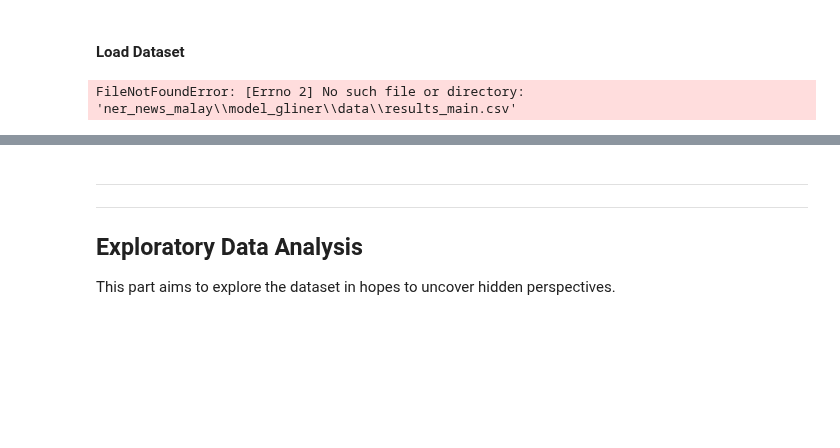
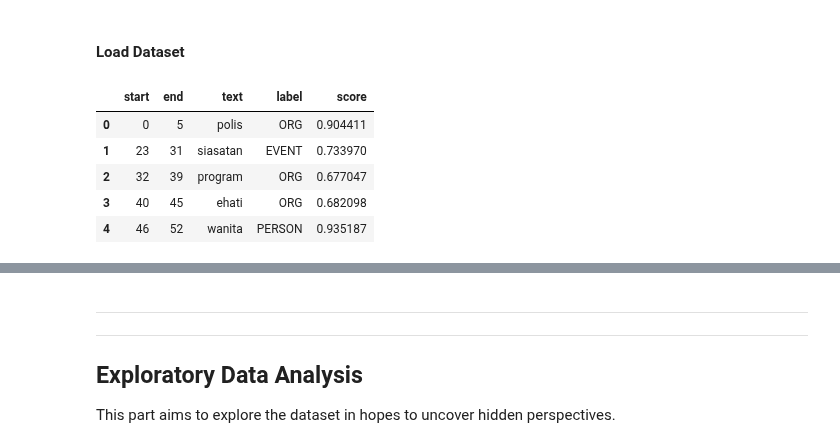
Before and after one commit to marifirfanibrahim/ner_news_malay, a Jupyter notebook: model_gliner/analysis/poor_conf_analysis.ipynb, the cells around one changed output, grey strips where cells are left out. Drawn from its saved outputs; the diff is of its cells as text; code cells hidden in the pictures; blank space fills up the shorter version.

```diff
--- a/model_gliner/analysis/poor_conf_analysis.ipynb
+++ b/model_gliner/analysis/poor_conf_analysis.ipynb
@@ -39,9 +39,14 @@ from scipy import stats             # correlation
 #### Load Dataset
 # %%
 # load csv
-df = pd.read_csv('ner_news_malay\model_gliner\data\\results_main.csv')
+df = pd.read_csv(r'..\data\results_first_line.csv')
 df.head()
 # %% [output]
-FileNotFoundError: [Errno 2] No such file or directory: 'ner_news_malay\\model_gliner\\data\\results_main.csv'
+|  | start | end | text | label | score |
+| 0 | 0 | 5 | polis | ORG | 0.904411 |
+| 1 | 23 | 31 | siasatan | EVENT | 0.733970 |
+| 2 | 32 | 39 | program | ORG | 0.677047 |
+| 3 | 40 | 45 | ehati | ORG | 0.682098 |
+| 4 | 46 | 52 | wanita | PERSON | 0.935187 |
 # %%
 df.info
```
Also changed, not shown: parts of 46 cells of this notebook, 2 other files.
